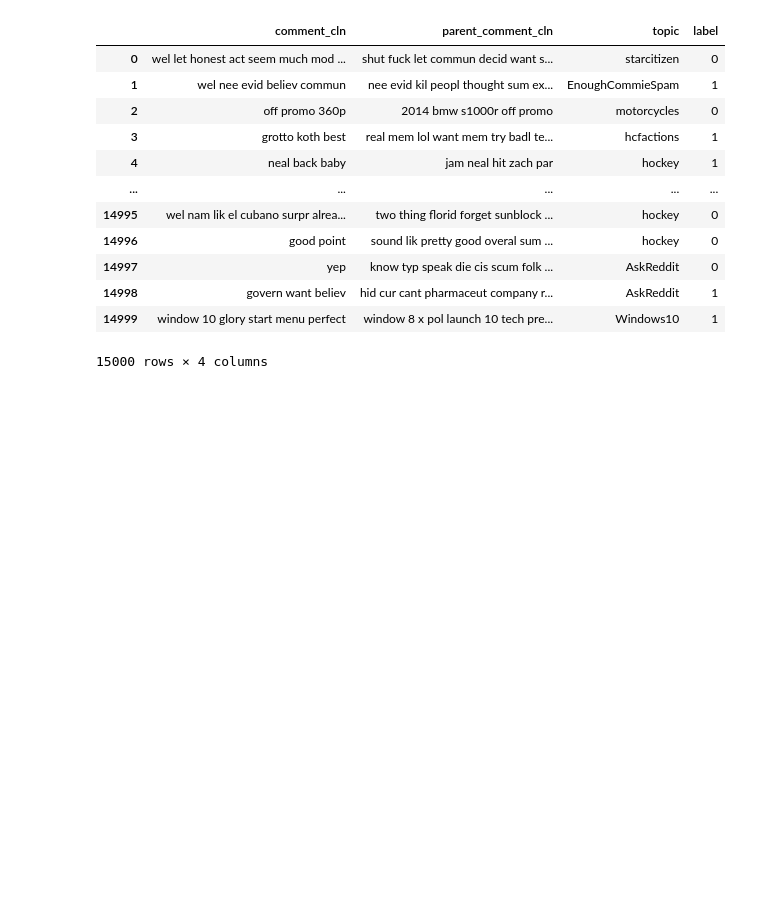
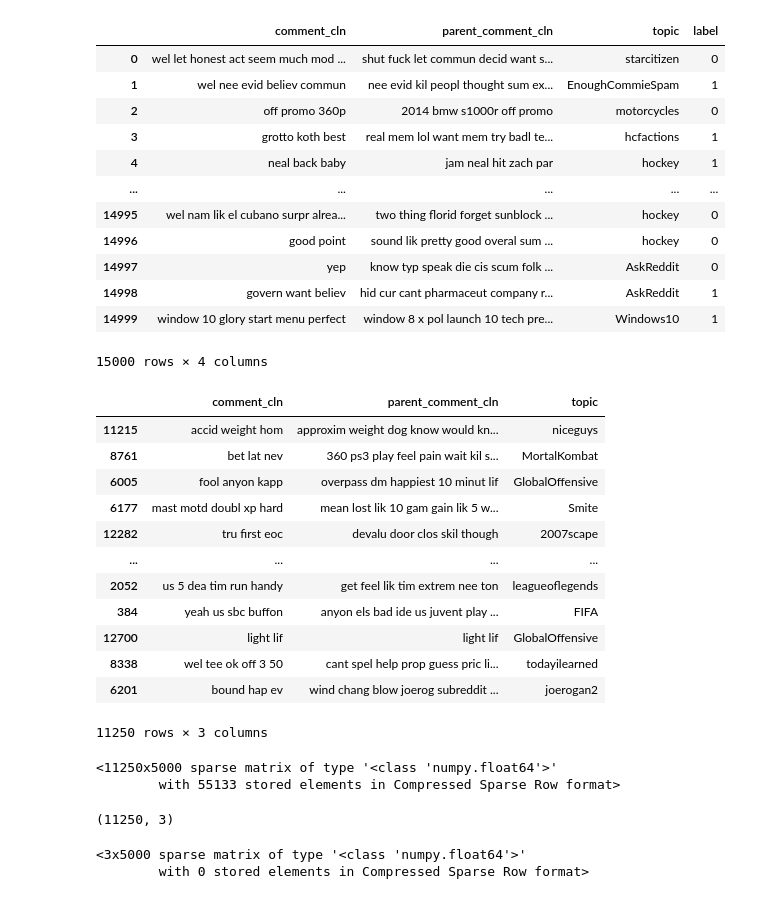
Before and after one commit to rakeshpa85/NLP, a Jupyter notebook: NLP_MiniProject_RakeshPA.ipynb, the cells around one changed output. Cells and saved outputs as stored; diff of their text form; code cells hidden in the pictures; blank space fills up the shorter version.

```diff
--- a/NLP_MiniProject_RakeshPA.ipynb
+++ b/NLP_MiniProject_RakeshPA.ipynb
@@ -500,0 +501,30 @@ Train_X, Test_X, Train_y, Test_y = model_selection.train_test_split(cln_lemm_df[
+# %%
+Train_X
+# %% [output]
+|  | comment_cln | parent_comment_cln | topic |
+| 11215 | accid weight hom | approxim weight dog know would kn... | niceguys |
+| 8761 | bet lat nev | 360 ps3 play feel pain wait kil s... | MortalKombat |
+| 6005 | fool anyon kapp | overpass dm happiest 10 minut lif | GlobalOffensive |
+| 6177 | mast motd doubl xp hard | mean lost lik 10 gam gain lik 5 w... | Smite |
+| 12282 | tru first eoc | devalu door clos skil though | 2007scape |
+| ... | ... | ... | ... |
+| 2052 | us 5 dea tim run handy | get feel lik tim extrem nee ton | leagueoflegends |
+| 384 | yeah us sbc buffon | anyon els bad ide us juvent play ... | FIFA |
+| 12700 | light lif | light lif | GlobalOffensive |
+| 8338 | wel tee ok off 3 50 | cant spel help prop guess pric li... | todayilearned |
+| 6201 | bound hap ev | wind chang blow joerog subreddit ... | joerogan2 |
+11250 rows × 3 columns
+# %%
+train_x_tfidf
+# %% [output]
+<11250x5000 sparse matrix of type '<class 'numpy.float64'>'
+        with 55133 stored elements in Compressed Sparse Row format>
+# %%
+Train_X.shape
+# %% [output]
+(11250, 3)
+# %%
+train_x_tfidf
+# %% [output]
+<3x5000 sparse matrix of type '<class 'numpy.float64'>'
+        with 0 stored elements in Compressed Sparse Row format>
```
Also changed, not shown: parts of 14 cells of this notebook.
